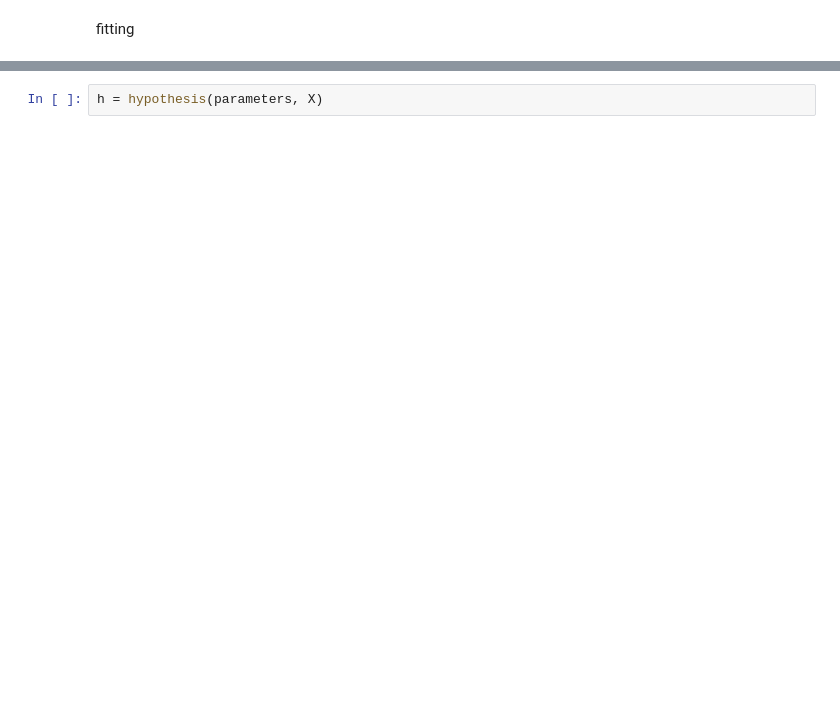
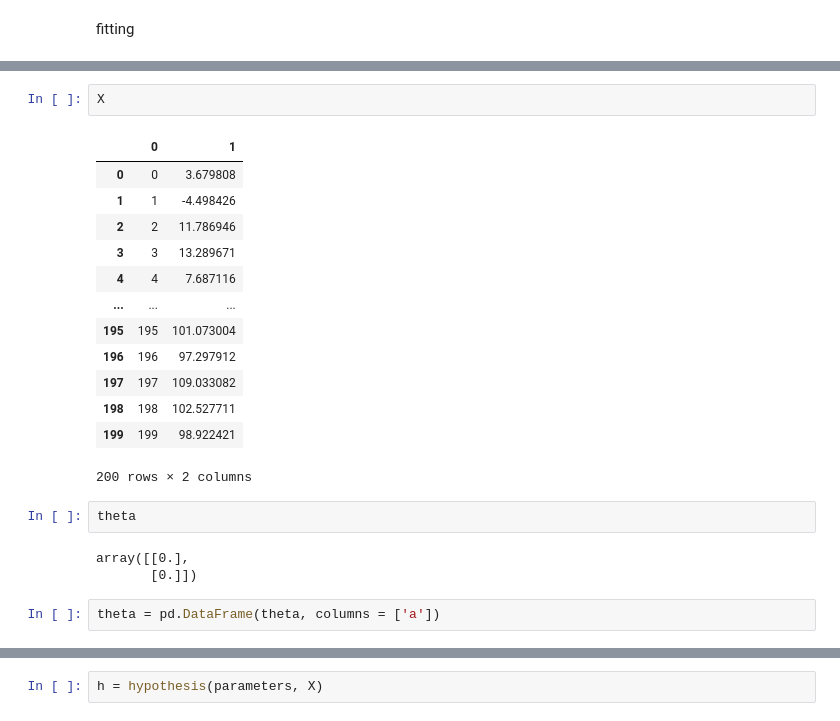
Before and after one commit to yighu/ml_fun, a Jupyter notebook: notebooks/LogisticRegression.ipynb, the cells around one changed output, grey strips where cells are left out. Drawn from its saved outputs; the diff is of its cells as text; blank space fills up the shorter version.

```diff
--- a/notebooks/LogisticRegression.ipynb
+++ b/notebooks/LogisticRegression.ipynb
@@ -169,0 +180,23 @@ fitting
+# %%
+X
+# %% [output]
+|  | 0 | 1 |
+| 0 | 0 | 3.679808 |
+| 1 | 1 | -4.498426 |
+| 2 | 2 | 11.786946 |
+| 3 | 3 | 13.289671 |
+| 4 | 4 | 7.687116 |
+| ... | ... | ... |
+| 195 | 195 | 101.073004 |
+| 196 | 196 | 97.297912 |
+| 197 | 197 | 109.033082 |
+| 198 | 198 | 102.527711 |
+| 199 | 199 | 98.922421 |
+200 rows × 2 columns
+# %%
+theta
+# %% [output]
+array([[0.],
+       [0.]])
+# %%
+theta = pd.DataFrame(theta, columns = ['a'])
```
Also changed, not shown: parts of 41 cells of this notebook, 3 other files.
